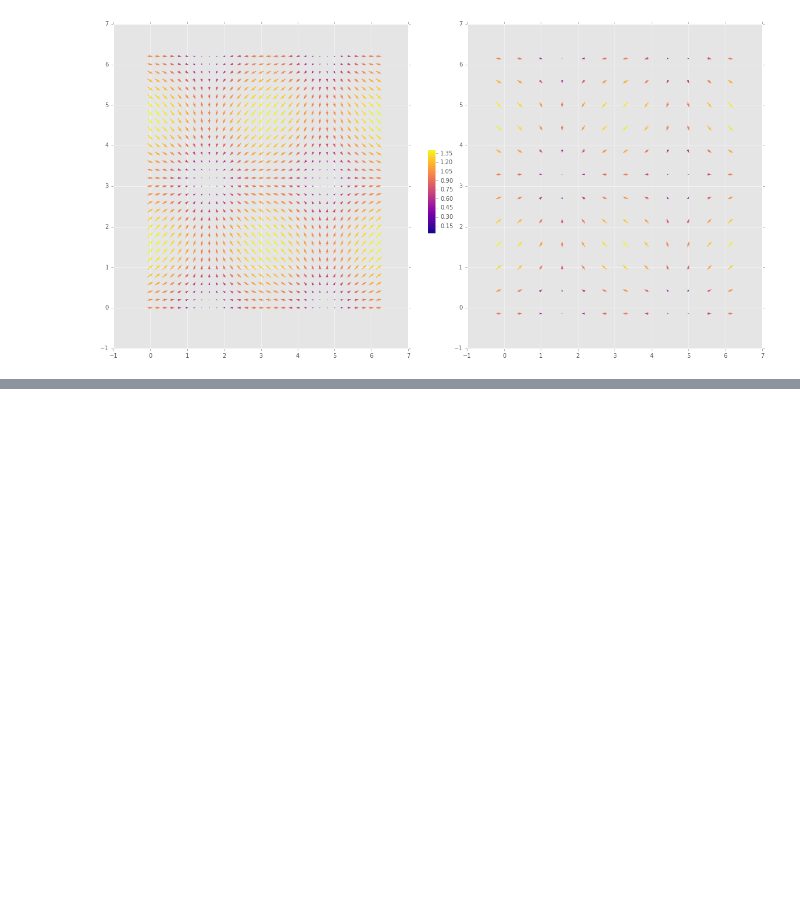
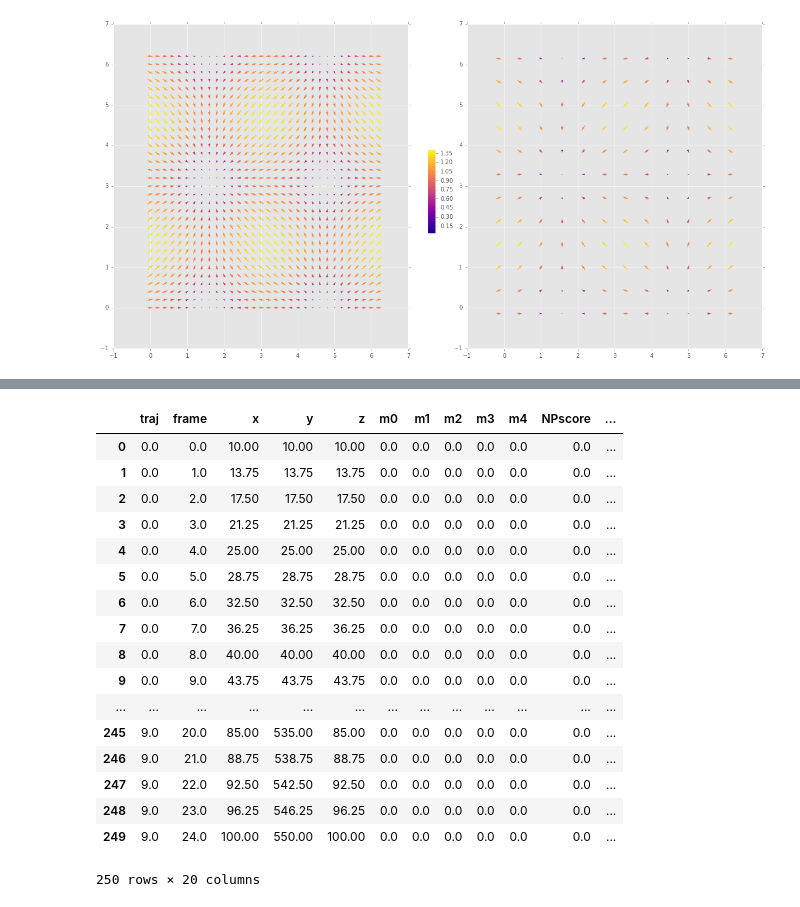
Before and after one commit to amichaut/track_analysis, a Jupyter notebook: codes/analyze_traj.ipynb, the cells around one changed output, grey strips where cells are left out. Saved outputs shown, nothing was run; the diff lists cells and outputs as text; code cells hidden in the pictures; blank space fills up the shorter version.

```diff
--- a/codes/analyze_traj.ipynb
+++ b/codes/analyze_traj.ipynb
@@ -139,0 +184,21 @@ plotting frame 7.0
+# %%
+df1
+# %% [output]
+|  | traj | frame | x | y | z | m0 | m1 | m2 | m3 | m4 | NPscore | ... |
+| 0 | 0.0 | 0.0 | 10.00 | 10.00 | 10.00 | 0.0 | 0.0 | 0.0 | 0.0 | 0.0 | 0.0 | ... |
+| 1 | 0.0 | 1.0 | 13.75 | 13.75 | 13.75 | 0.0 | 0.0 | 0.0 | 0.0 | 0.0 | 0.0 | ... |
+| 2 | 0.0 | 2.0 | 17.50 | 17.50 | 17.50 | 0.0 | 0.0 | 0.0 | 0.0 | 0.0 | 0.0 | ... |
+| 3 | 0.0 | 3.0 | 21.25 | 21.25 | 21.25 | 0.0 | 0.0 | 0.0 | 0.0 | 0.0 | 0.0 | ... |
+| 4 | 0.0 | 4.0 | 25.00 | 25.00 | 25.00 | 0.0 | 0.0 | 0.0 | 0.0 | 0.0 | 0.0 | ... |
+| 5 | 0.0 | 5.0 | 28.75 | 28.75 | 28.75 | 0.0 | 0.0 | 0.0 | 0.0 | 0.0 | 0.0 | ... |
+| 6 | 0.0 | 6.0 | 32.50 | 32.50 | 32.50 | 0.0 | 0.0 | 0.0 | 0.0 | 0.0 | 0.0 | ... |
+| 7 | 0.0 | 7.0 | 36.25 | 36.25 | 36.25 | 0.0 | 0.0 | 0.0 | 0.0 | 0.0 | 0.0 | ... |
+| 8 | 0.0 | 8.0 | 40.00 | 40.00 | 40.00 | 0.0 | 0.0 | 0.0 | 0.0 | 0.0 | 0.0 | ... |
+| 9 | 0.0 | 9.0 | 43.75 | 43.75 | 43.75 | 0.0 | 0.0 | 0.0 | 0.0 | 0.0 | 0.0 | ... |
+| ... | ... | ... | ... | ... | ... | ... | ... | ... | ... | ... | ... | ... |
+| 245 | 9.0 | 20.0 | 85.00 | 535.00 | 85.00 | 0.0 | 0.0 | 0.0 | 0.0 | 0.0 | 0.0 | ... |
+| 246 | 9.0 | 21.0 | 88.75 | 538.75 | 88.75 | 0.0 | 0.0 | 0.0 | 0.0 | 0.0 | 0.0 | ... |
+| 247 | 9.0 | 22.0 | 92.50 | 542.50 | 92.50 | 0.0 | 0.0 | 0.0 | 0.0 | 0.0 | 0.0 | ... |
+| 248 | 9.0 | 23.0 | 96.25 | 546.25 | 96.25 | 0.0 | 0.0 | 0.0 | 0.0 | 0.0 | 0.0 | ... |
+| 249 | 9.0 | 24.0 | 100.00 | 550.00 | 100.00 | 0.0 | 0.0 | 0.0 | 0.0 | 0.0 | 0.0 | ... |
+250 rows × 20 columns
```
Also changed, not shown: parts of 15 cells of this notebook, 1 other file.
